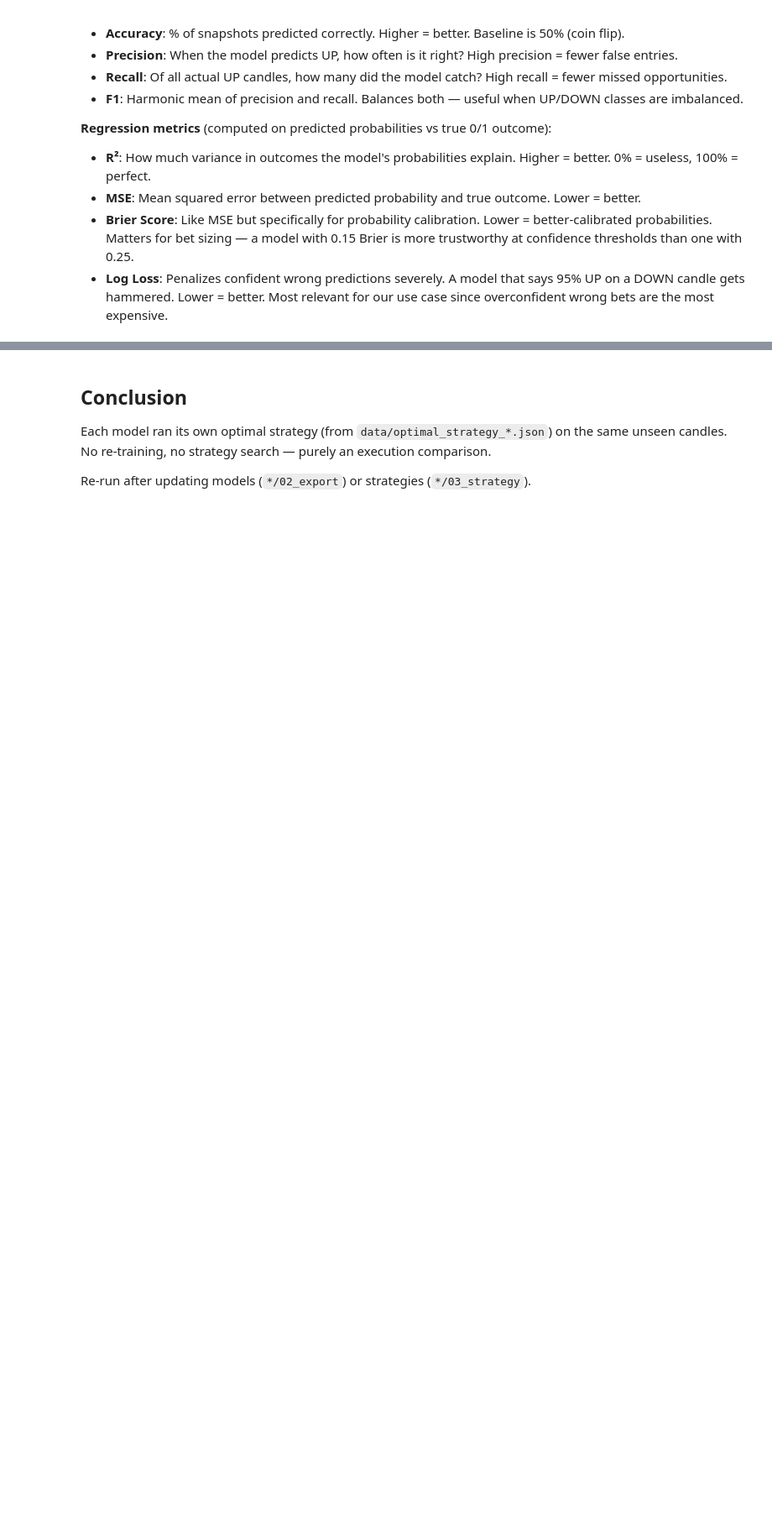
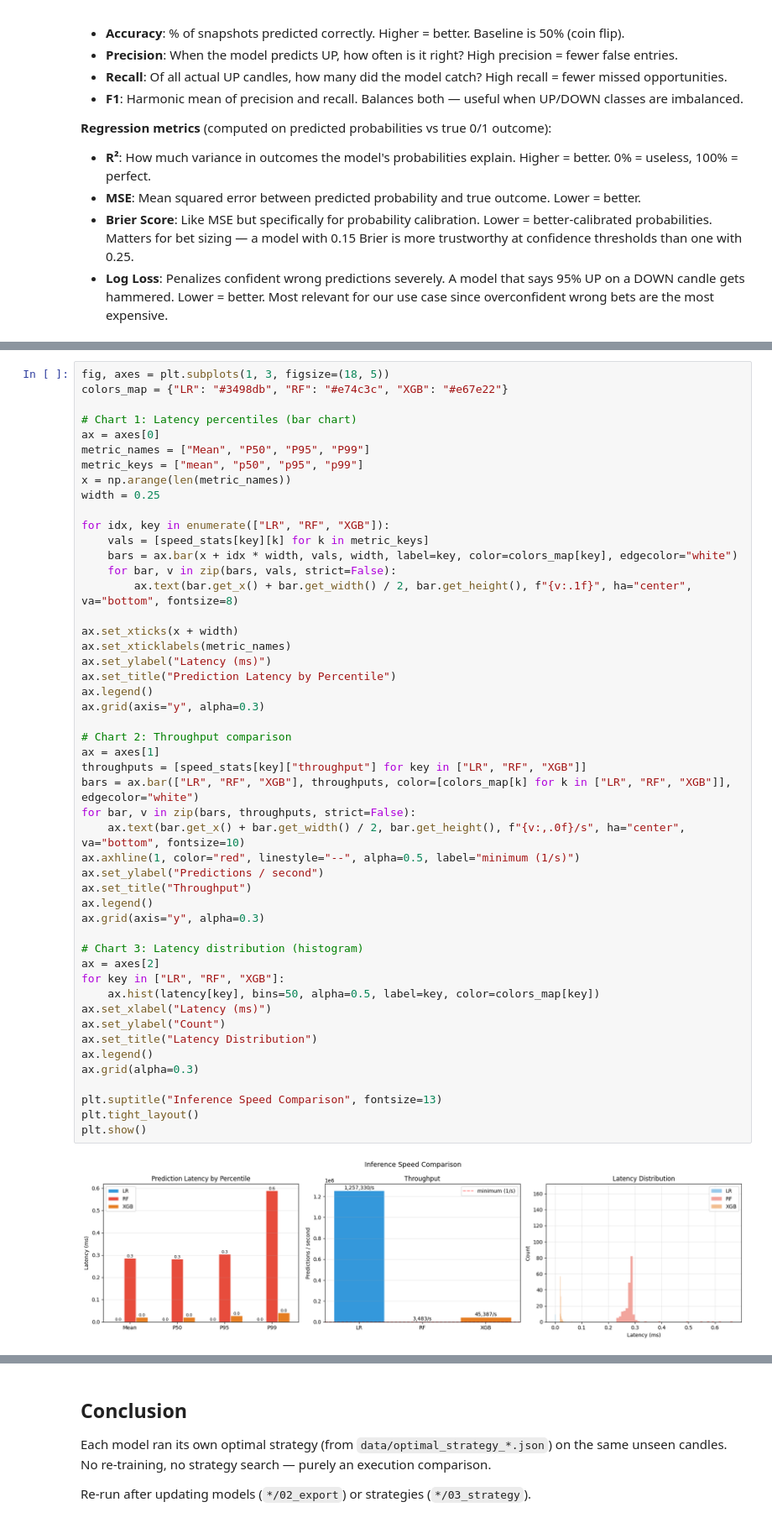
Before and after one commit to LeaFuryk/polymarket-bot, a Jupyter notebook: notebooks/eval/01_model_comparison.ipynb, the cells around one changed output, grey strips where cells are left out. Shown at 84% size. Saved outputs shown, nothing was run; the diff lists cells and outputs as text; blank space fills up the shorter version.

Commit message:
speed comparison on notebooks

```diff
--- a/notebooks/eval/01_model_comparison.ipynb
+++ b/notebooks/eval/01_model_comparison.ipynb
@@ -427 +530,52 @@ plt.show()
+# %%
+fig, axes = plt.subplots(1, 3, figsize=(18, 5))
+colors_map = {"LR": "#3498db", "RF": "#e74c3c", "XGB": "#e67e22"}
+
+# Chart 1: Latency percentiles (bar chart)
+ax = axes[0]
+metric_names = ["Mean", "P50", "P95", "P99"]
+metric_keys = ["mean", "p50", "p95", "p99"]
+x = np.arange(len(metric_names))
+width = 0.25
+
+for idx, key in enumerate(["LR", "RF", "XGB"]):
+    vals = [speed_stats[key][k] for k in metric_keys]
+    bars = ax.bar(x + idx * width, vals, width, label=key, color=colors_map[key], edgecolor="white")
+    for bar, v in zip(bars, vals, strict=False):
+        ax.text(bar.get_x() + bar.get_width() / 2, bar.get_height(), f"{v:.1f}", ha="center", va="bottom", fontsize=8)
+
+ax.set_xticks(x + width)
+ax.set_xticklabels(metric_names)
+ax.set_ylabel("Latency (ms)")
+ax.set_title("Prediction Latency by Percentile")
+ax.legend()
+ax.grid(axis="y", alpha=0.3)
+
+# Chart 2: Throughput comparison
+ax = axes[1]
+throughputs = [speed_stats[key]["throughput"] for key in ["LR", "RF", "XGB"]]
+bars = ax.bar(["LR", "RF", "XGB"], throughputs, color=[colors_map[k] for k in ["LR", "RF", "XGB"]], edgecolor="white")
+for bar, v in zip(bars, throughputs, strict=False):
+    ax.text(bar.get_x() + bar.get_width() / 2, bar.get_height(), f"{v:,.0f}/s", ha="center", va="bottom", fontsize=10)
+ax.axhline(1, color="red", linestyle="--", alpha=0.5, label="minimum (1/s)")
+ax.set_ylabel("Predictions / second")
+ax.set_title("Throughput")
+ax.legend()
+ax.grid(axis="y", alpha=0.3)
+
+# Chart 3: Latency distribution (histogram)
+ax = axes[2]
+for key in ["LR", "RF", "XGB"]:
+    ax.hist(latency[key], bins=50, alpha=0.5, label=key, color=colors_map[key])
+ax.set_xlabel("Latency (ms)")
+ax.set_ylabel("Count")
+ax.set_title("Latency Distribution")
+ax.legend()
+ax.grid(alpha=0.3)
+
+plt.suptitle("Inference Speed Comparison", fontsize=13)
+plt.tight_layout()
+plt.show()
+# %% [output]
+[figure, added]
 # %% [markdown]
```
Also changed, not shown: parts of 14 cells of this notebook.
